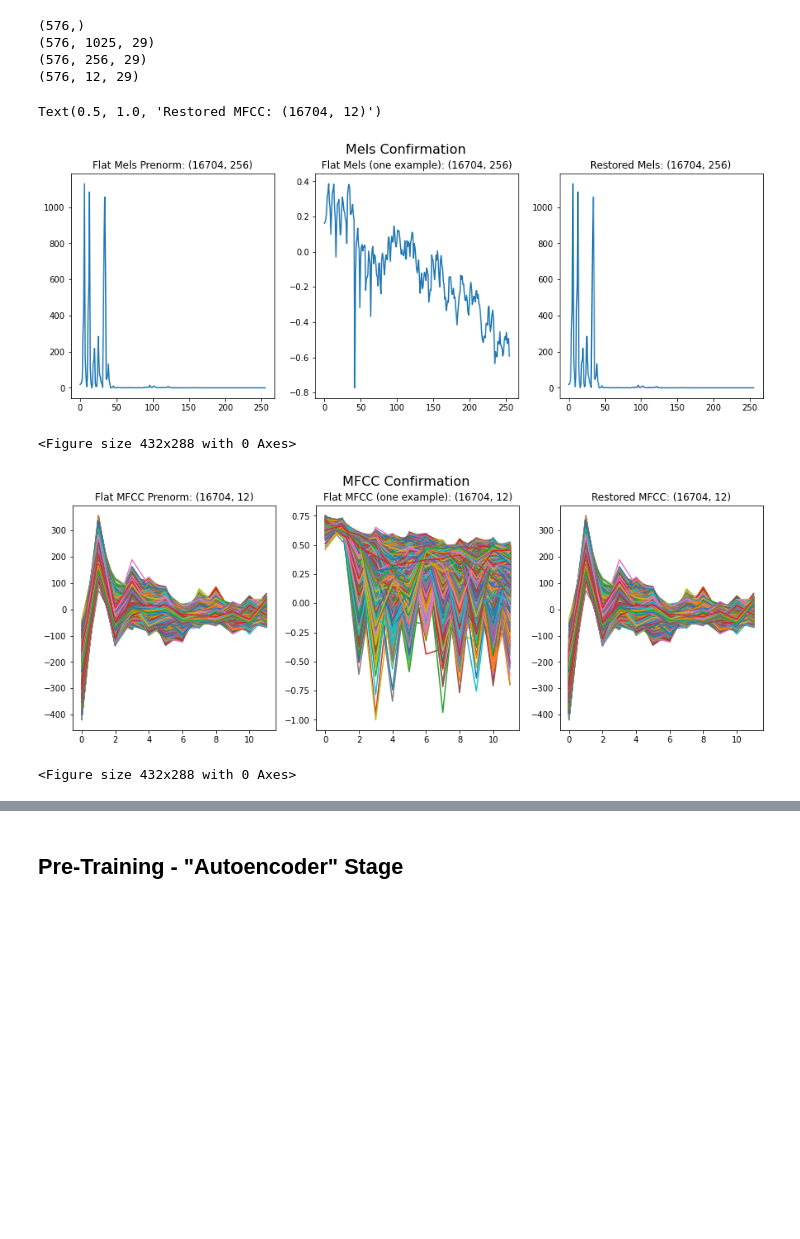
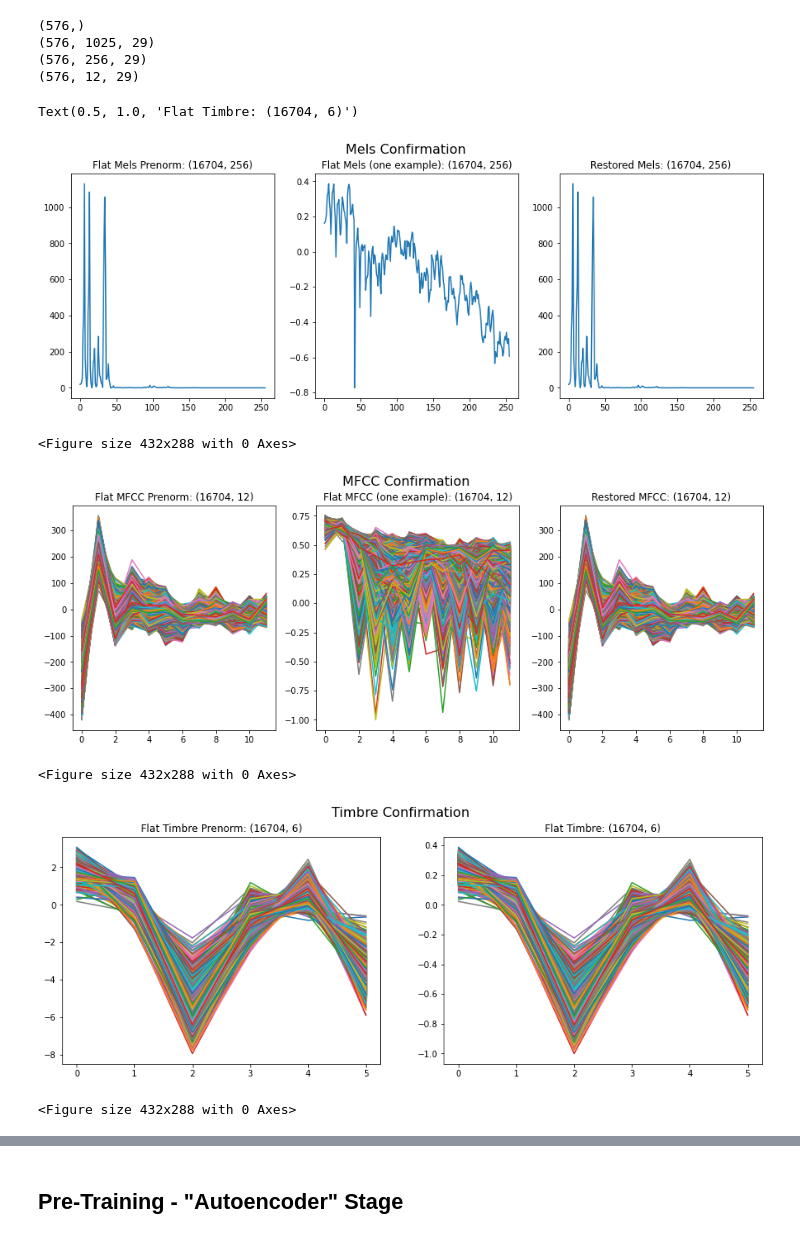
Before and after one commit to zioul123/VocalPitchModulator, a Jupyter notebook: Timbre And Spectrum Decoder.ipynb, the cells around one changed output, grey strips where cells are left out. Cells and saved outputs as stored; diff of their text form; code cells hidden in the pictures; blank space fills up the shorter version.

```diff
--- a/Timbre And Spectrum Decoder.ipynb
+++ b/Timbre And Spectrum Decoder.ipynb
@@ -73,4 +73,4 @@ n_ffts = 2048
 n_mels = 256
 n_mfcc = 12
 n_timb_hid = 10; n_timb = 6
-TE_path = os.path.join('model_data', 'TimbreVAE-Ideal-12-10-6.pt')
+TE_path = os.path.join('model_data', 'TimbreVAE-IdealFixedNorm-12-10-6.pt')
@@ -130,9 +130,8 @@ print(all_mfcc.shape)
 flat_data_idx = lambda wav_idx, win_idx: flat_2d_array_idx(
     wav_idx, win_idx, n_files, n_windows)
 
-
 # Create flat mel spectra
-# flat_mels: (33408, 128)
+# flat_mels: (16704, 256)
 flat_mels_prenorm = np.array([ all_mels[wav_file_idx][:, window_idx]
                                for wav_file_idx in range(n_files)
                                for window_idx in range(n_windows) ])
@@ -140,11 +139,11 @@ flat_mels_prenorm = np.array([ all_mels[wav_file_idx][:, window_idx]
 flat_mels_logged = np.log(flat_mels_prenorm)
 max_mels = np.max(np.abs(flat_mels_logged))
 flat_mels = flat_mels_logged / max_mels
-flat_mels = torch.Tensor(flat_mels)
+# flat_mels = torch.Tensor(flat_mels)
 
 
 # Create timbre features by calling TE encoding on mfccs
-# flat_mfcc: (33408, 20)
+# flat_mfcc: (16704, 12)
 flat_mfcc_prenorm = np.array([ all_mfcc[wav_file_idx][:, window_idx]
                                for wav_file_idx in range(n_files)
                                for window_idx in range(n_windows) ])
@@ -160,36 +159,47 @@ TE = TimbreVAE(n_mfcc=n_mfcc, n_hid=n_timb_hid, n_timb=n_timb)
 TE.load_state_dict(torch.load(TE_path))
 TE.eval()
 # Call the timbre VAE's encode
-# flat_timbre: (33408, 4)
+# flat_timbre: (16704, 6)
 flat_timbre_prenorm = TE.get_z(flat_mfcc).detach().numpy()
 max_timbre = np.max(np.abs(flat_timbre_prenorm))
 flat_timbre = flat_timbre_prenorm / max_timbre
 # %%
 # Visualize and verify Mels
 fig, ax = plt.subplots(1, 3, figsize=(15,5))
 plt.figure()
 fig.suptitle("Mels Confirmation", fontsize=16)
 ax[0].plot(flat_mels_prenorm[0])
 ax[0].set_title("Flat Mels Prenorm: {}".format(flat_mels_prenorm.shape))
 ax[1].plot(flat_mels[0])
-ax[1].set_title("Flat Mels (one example): {}".format(flat_mels.detach().numpy().shape))
+ax[1].set_title("Flat Mels (one example): {}".format(flat_mels.shape))
 ax[2].plot(np.e ** (flat_mels[0] * max_mels))
-ax[2].set_title("Restored Mels: {}".format(flat_mels.detach().numpy().shape))
+ax[2].set_title("Restored Mels: {}".format(flat_mels.shape))
 
 # Visualize and verify MFCC
 fig, ax = plt.subplots(1, 3, figsize=(15,5))
 plt.figure()
 fig.suptitle("MFCC Confirmation", fontsize=16)
 ax[0].plot(flat_mfcc_prenorm.T)
 ax[0].set_title("Flat MFCC Prenorm: {}".format(flat_mfcc_prenorm.shape))
 ax[1].plot(flat_mfcc.T)
 ax[1].set_title("Flat MFCC (one example): {}".format(flat_mfcc.detach().numpy().shape))
 ax[2].plot((flat_mfcc_signs * np.e ** (flat_mfcc.detach().numpy() * max_mfcc)).T)
 ax[2].set_title("Restored MFCC: {}".format(flat_mfcc.detach().numpy().shape))
+
+# Visualize and verify Timbre
+fig, ax = plt.subplots(1, 2, figsize=(15,5))
+plt.figure()
+fig.suptitle("Timbre Confirmation", fontsize=16)
+ax[0].plot(flat_timbre_prenorm.T)
+ax[0].set_title("Flat Timbre Prenorm: {}".format(flat_timbre_prenorm.shape))
+ax[1].plot(flat_timbre.T)
+ax[1].set_title("Flat Timbre: {}".format(flat_timbre.shape))
 # %% [output]
-Text(0.5, 1.0, 'Restored MFCC: (16704, 12)')
+Text(0.5, 1.0, 'Flat Timbre: (16704, 6)')
 [figure]
 <Figure size 432x288 with 0 Axes>
 [figure]
 <Figure size 432x288 with 0 Axes>
+[figure, added]
+<Figure size 432x288 with 0 Axes>
 # %%
```
Also changed, not shown: parts of 22 cells of this notebook, 2 other files.
